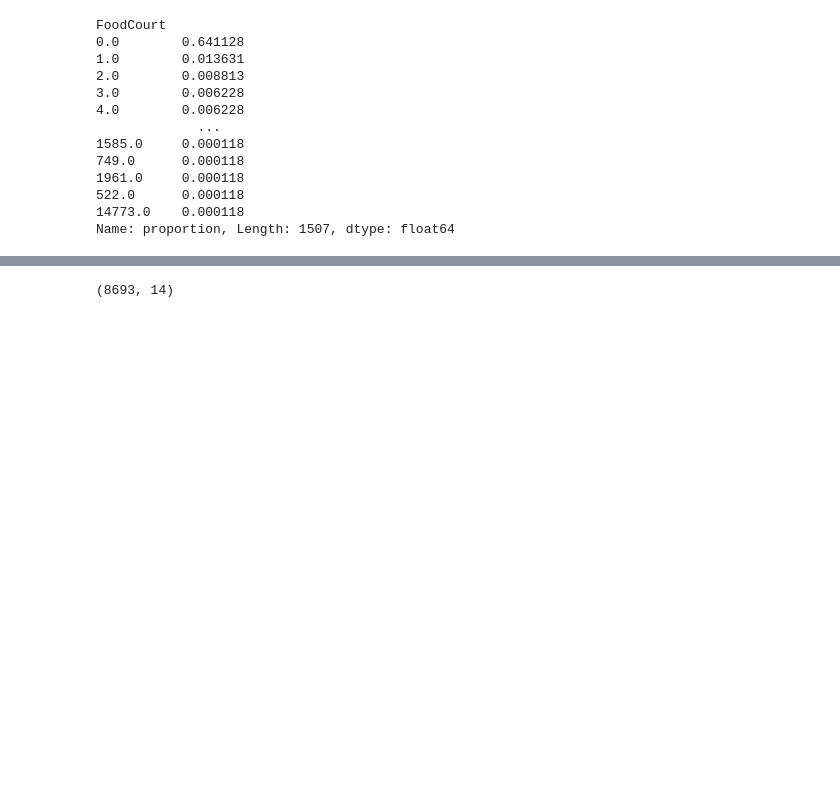
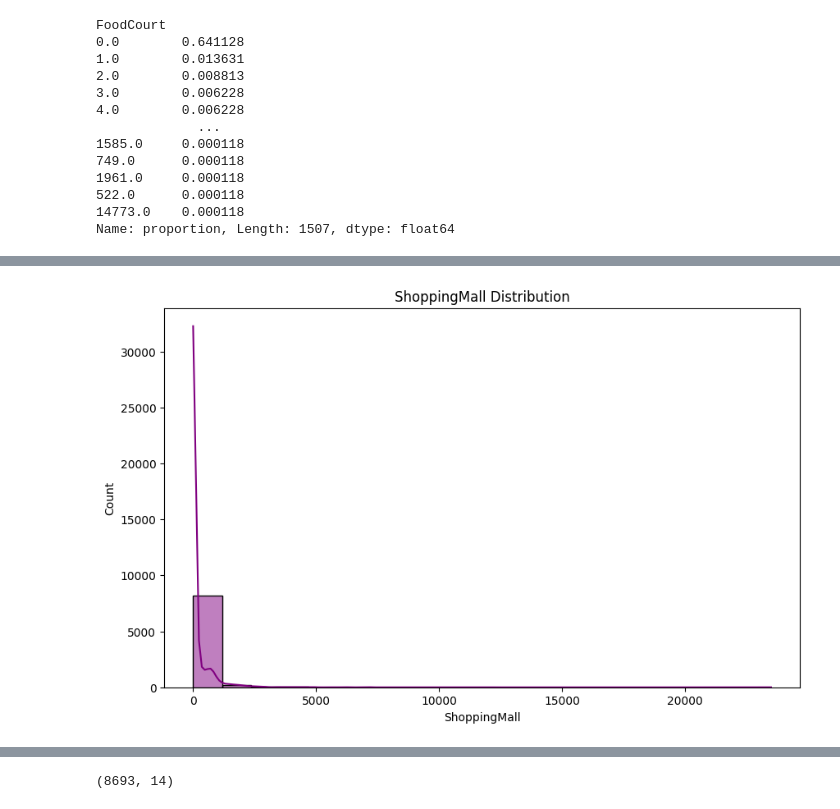
Before and after one commit to dextermadh/Sapceship-Titanic--Survival-Prediction, a Jupyter notebook: model_creation.ipynb, the cells around one changed output, grey strips where cells are left out. Saved outputs shown, nothing was run; the diff lists cells and outputs as text; code cells hidden in the pictures; blank space fills up the shorter version.

```diff
--- a/model_creation.ipynb
+++ b/model_creation.ipynb
@@ -243,0 +246,6 @@ plt.show()
+# %%
+feature_histplot(df2, 'ShoppingMall', 'purple')
+
+# by loooking at this data distribution we can assume that there are lot of passengers didn't use shopping mall at all
+# %% [output]
+[figure, added]
```
Also changed, not shown: parts of 37 cells of this notebook.
